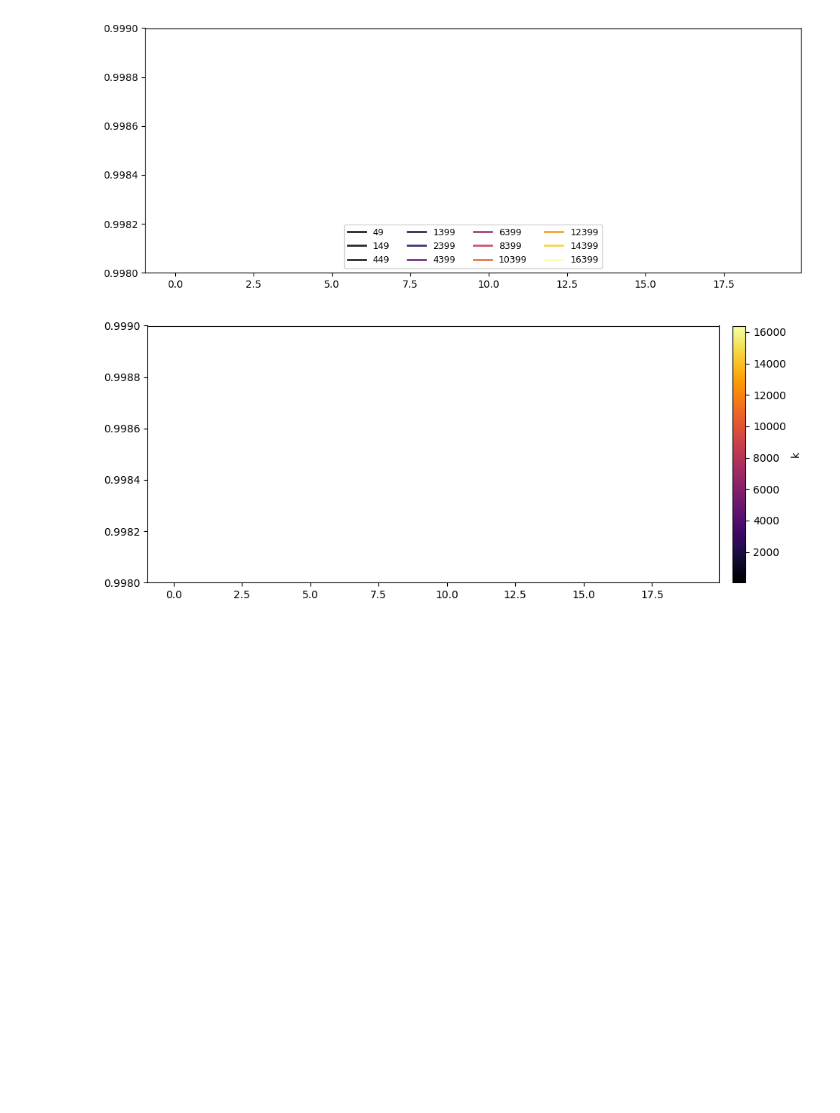
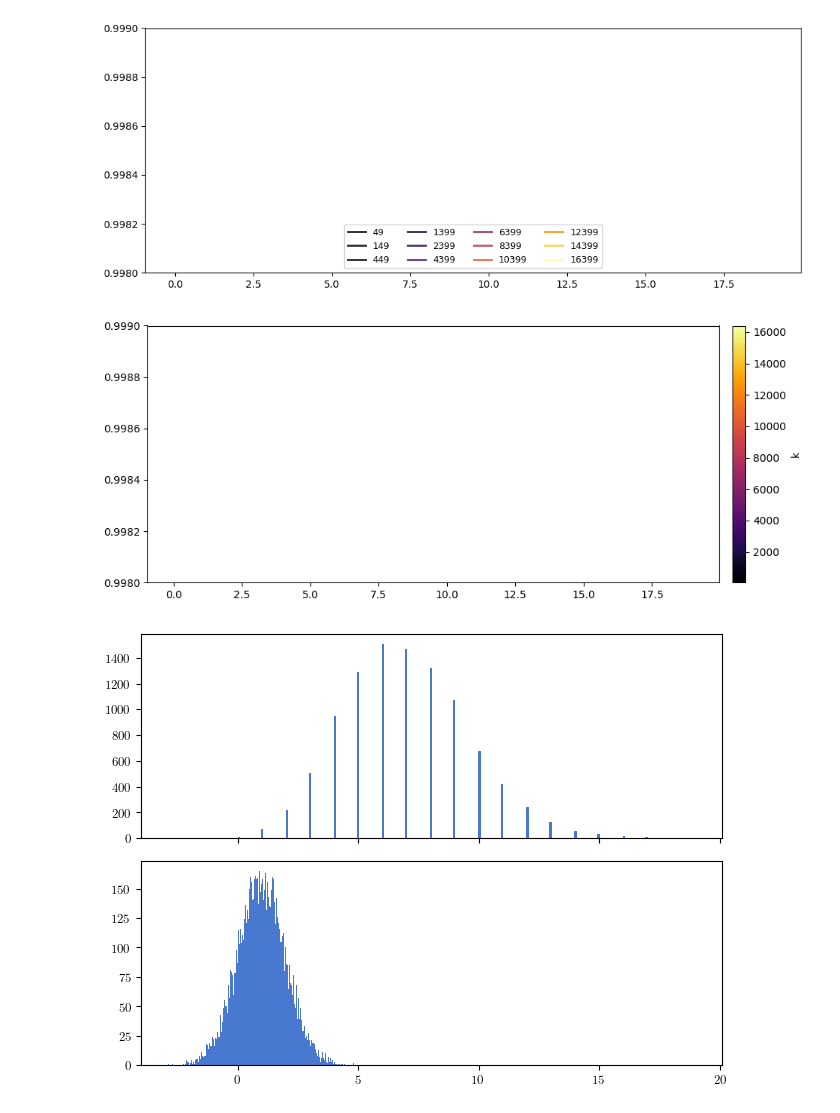
Before and after one commit to cdalinghaus-mthesis/figures, a Jupyter notebook: results/compute_study/compute_scaling_draft.ipynb, the cells around one changed output. Cells and saved outputs as stored; diff of their text form; code cells hidden in the pictures; blank space fills up the shorter version.

```diff
--- a/results/compute_study/compute_scaling_draft.ipynb
+++ b/results/compute_study/compute_scaling_draft.ipynb
@@ -215,0 +222,72 @@ plt.savefig("compute_scaling_fluo_draft.pdf")
+# %%
+plt.style.use("seaborn-v0_8-muted")
+def set_size(width_pt=472.31595, fraction=1, subplots=(1, 1)):
+    """Set figure dimensions nicely
+
+    Parameters
+    ----------
+    width_pt: float
+            Document width in points
+    fraction: float, optional
+            Fraction of the width which you wish the figure to occupy
+    subplots: array-like, optional
+            The number of rows and columns of subplots.
+    Returns
+    -------
+    fig_dim: tuple
+            Dimensions of figure in inches
+    """
+    # Width of figure (in pts)
+    fig_width_pt = width_pt * fraction
+    # Convert from pt to inches
+    inches_per_pt = 1 / 72.27
+
+    # Golden ratio to set aesthetic figure height
+    golden_ratio = (5 ** .5 - 1) / 2
+
+    # Figure width in inches
+    fig_width_in = fig_width_pt * inches_per_pt
+    # Figure height in inches
+    fig_height_in = fig_width_in * golden_ratio * (subplots[0] / subplots[1])
+
+    return fig_width_in, fig_height_in
+
+# Colormap with University colors
+colors = ["white", "#005f9b", "#153268"]
+nodes = [0.0, 0.8, 1.0]
+unimap = matplotlib.colors.LinearSegmentedColormap.from_list("unimap", list(zip(nodes, colors)))
+unimap_r = unimap.reversed()
+try:
+    matplotlib.colormaps.register(cmap=unimap)
+    matplotlib.colormaps.register(cmap=unimap_r)
+except ValueError:
+    pass
+
+# LaTeX text renderer
+plt.rcParams.update({
+    "font.family": "serif",  # use serif/main font for text elements
+    "font.serif": "Computer Modern Roman",
+    "text.usetex": True,  # use inline math for ticks
+    "text.latex.preamble": r"\usepackage{amsmath}",
+    "pgf.rcfonts": False,  # don't setup fonts from rc parameters
+    # Use 10pt font in plots, to match 10pt font in document
+    "axes.labelsize": 10,
+    "font.size": 10.95,
+    # Make the legend/label fonts a little smaller
+    "legend.fontsize": 9,
+    "xtick.labelsize": 9,
+    "ytick.labelsize": 9,
+    # Cmap
+    "image.cmap": "unimap"
+})
+
+fig, (ax1, ax2) = plt.subplots(2, 1, figsize=set_size(fraction=1, subplots=(1.2, 1)), sharex=True)
+
+ax1.hist(np.random.poisson(7, 10000), bins=200)
+ax2.hist(np.random.normal(1, 1, 10000), bins=200)
+
+plt.tight_layout()
+plt.show()
+fig.savefig('style.pdf', format='pdf', bbox_inches='tight', dpi=300)
+# %% [output]
+[figure, added]
```
Also changed, not shown: parts of 6 cells of this notebook, 1 other file.
